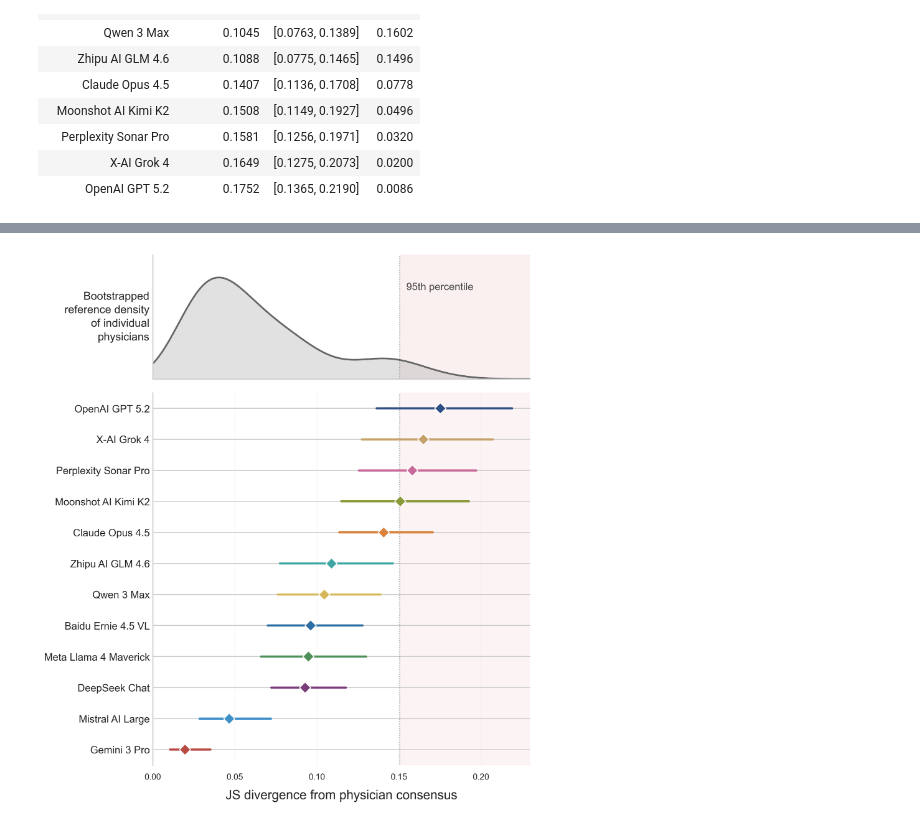
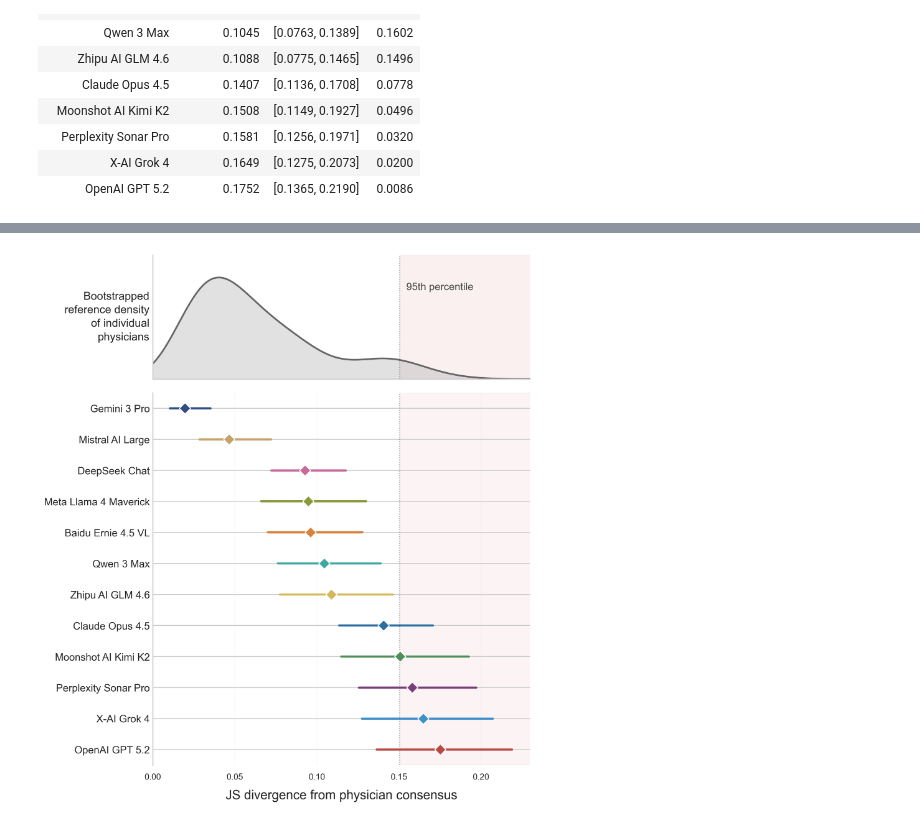
Before and after one commit to payalchandak/ValueBench, a Jupyter notebook: src/analysis/value_profiles.ipynb, the cells around one changed output, grey strips where cells are left out. Drawn from its saved outputs; the diff is of its cells as text; code cells hidden in the pictures.

```diff
--- a/src/analysis/value_profiles.ipynb
+++ b/src/analysis/value_profiles.ipynb
@@ -872,7 +872,7 @@ OUTLIER — Perplexity Sonar Pro                      -31.6pp          -13.1pp
 from scipy.stats import gaussian_kde as _kde_fn
 from matplotlib.lines import Line2D
 
-sorted_models = sorted(llm_models, key=lambda m: observed_jsd[m])
+sorted_models = sorted(llm_models, key=lambda m: -observed_jsd[m])
 n_models = len(sorted_models)
 model_colors = llm_color_palette
 
@@ -917,31 +917,31 @@ for i, model in enumerate(sorted_models):
 
     ax_forest.plot(
         [ci_lo, ci_hi], [i, i], color=color, lw=2.5,
         solid_capstyle="round", zorder=3,
     )
     ax_forest.scatter(
         obs, i, color=color, s=85, zorder=5,
         edgecolors="white", linewidths=1.0, marker="D",
     )
 
 ax_forest.axvline(p95, color="#444444", lw=1, ls=":", alpha=0.6)
 
 ax_forest.set_yticks(range(n_models))
 ax_forest.set_yticklabels(
     [get_display_name(m) for m in sorted_models], fontsize=12,
 )
 ax_forest.set_xlabel(
     "JS divergence from physician consensus", fontsize=15, labelpad=10
 )
 ax_forest.spines[["top", "right", "bottom"]].set_visible(False)
 ax_forest.set_ylim(-0.5, n_models - 0.5)
 ax_forest.grid(axis="x", alpha=0.2, lw=0.5)
 ax_forest.set_axisbelow(True)
 ax_forest.tick_params(axis="y", length=0)
 ax_forest.tick_params(axis="x", labelsize=10)
 ax_forest.set_xticks([0,0.05,0.1,0.15,0.2])
 
 plt.xlim(0,0.23)
 plt.show()
 # %% [output]
-[figure, old version]
+[figure, new version]
```
